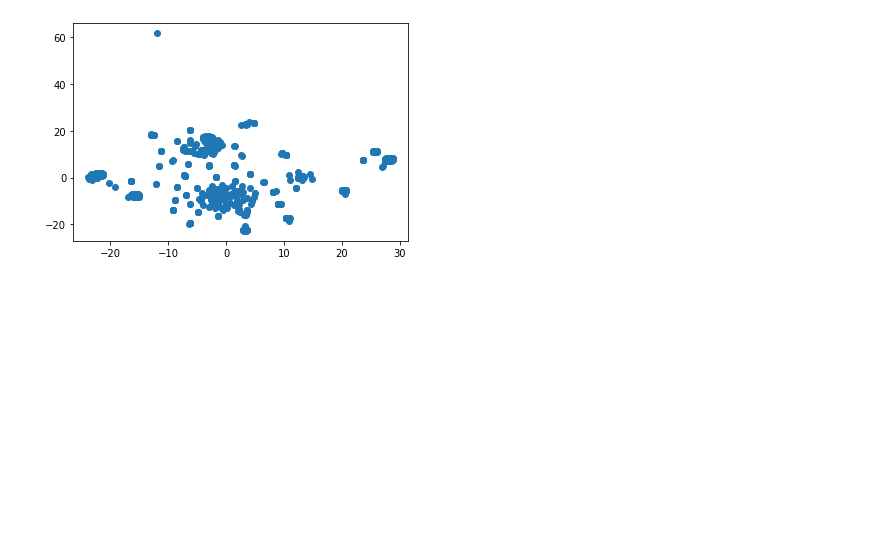
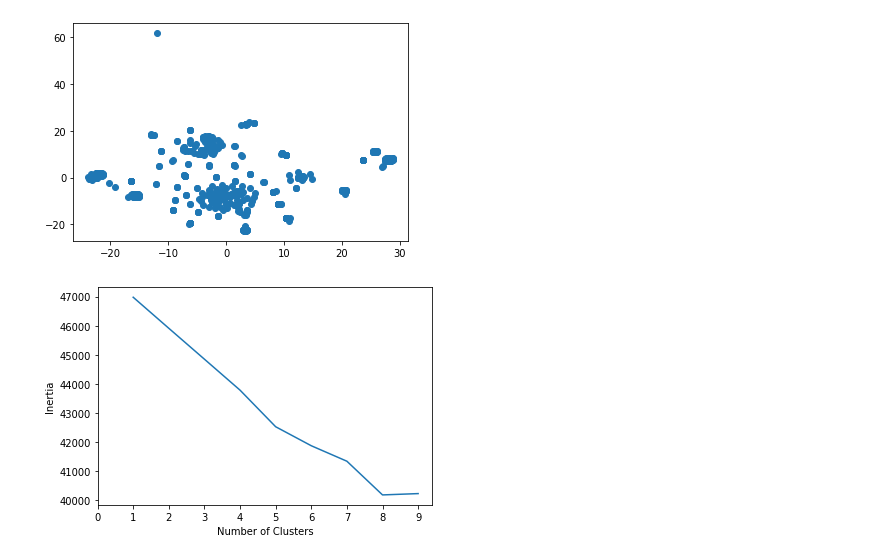
Before and after one commit to jacobhash570/cryptocurrency_clusters, a Jupyter notebook: CryptocurrencyClusters.ipynb, the cells around one changed output. Drawn from its saved outputs; the diff is of its cells as text; code cells hidden in the pictures; blank space fills up the shorter version.

Commit message:
Elbow and final comments

```diff
--- a/CryptocurrencyClusters.ipynb
+++ b/CryptocurrencyClusters.ipynb
@@ -144,3 +145,28 @@ plt.scatter(X,y)
 plt.show()
 # %% [output]
 [figure]
+# %%
+# Elbow plot
+
+from sklearn.cluster import KMeans
+
+inertia = []
+k = list(range(1, 10))
+
+# Calculate the inertia for the range of k values
+for i in k:
+    km = KMeans(n_clusters=i, random_state=0)
+    km.fit(X_pca)
+    inertia.append(km.inertia_)
+
+# Creating the Elbow Curve
+elbow_data = {"k": k, "inertia": inertia}
+df_elbow = pd.DataFrame(elbow_data)
+
+plt.plot(df_elbow['k'], df_elbow['inertia'])
+plt.xticks(list(range(10)))
+plt.xlabel('Number of Clusters')
+plt.ylabel('Inertia')
+plt.show()
+# %% [output]
+[figure, added]
```
Also changed, not shown: parts of 2 cells of this notebook.
